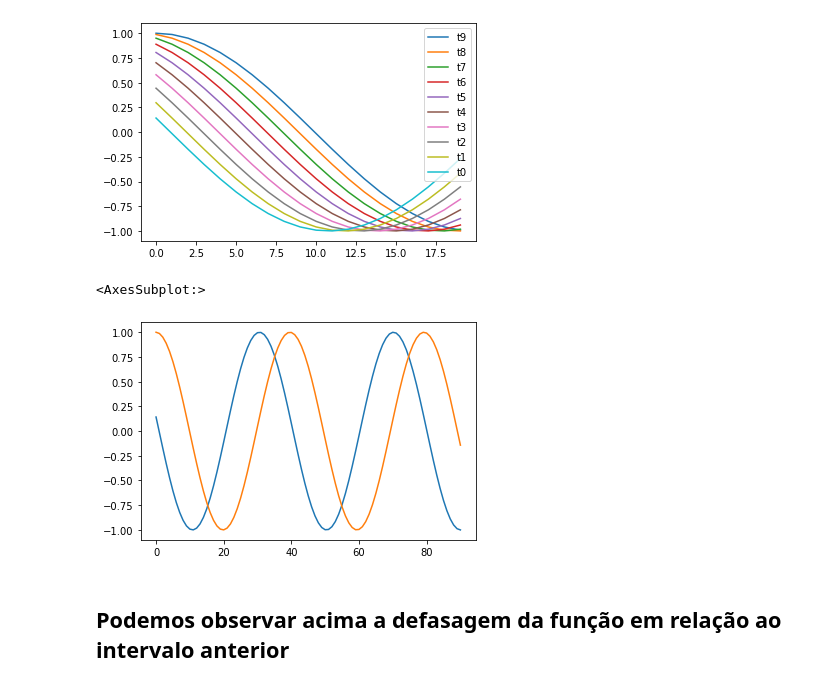
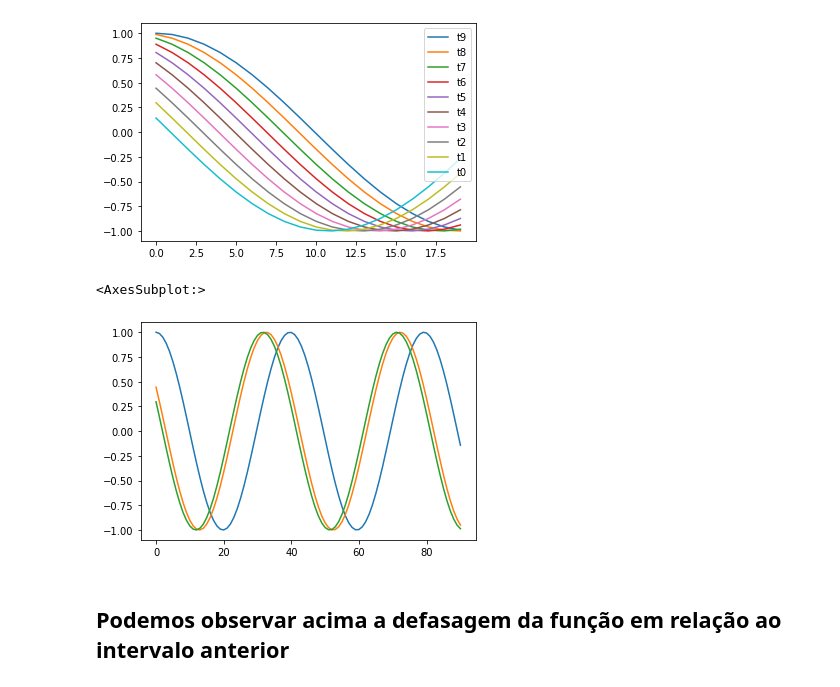
Before and after one commit to bruna-capistrano/TrabalhoPPA, a Jupyter notebook: predicao_cosseno.ipynb, the cells around one changed output. Drawn from its saved outputs; the diff is of its cells as text; code cells hidden in the pictures.

```diff
--- a/predicao_cosseno.ipynb
+++ b/predicao_cosseno.ipynb
@@ -60,12 +60,15 @@ m_cos[:20].plot()
 [figure]
 # %%
 #plot da última coluna
-m_cos['t0'].plot()
+m_cos['t9'].plot()
+m_cos['t2'].plot()
+m_cos['t1'].plot()
 
-m_cos['t9'].plot() # --> tempo anterior ao t0 (defasado)
+
+# m_cos['t9'].plot() # --> tempo anterior ao t0 (defasado)
 # %% [output]
 <AxesSubplot:>
-[figure, old version]
+[figure, new version]
 # %% [markdown]
 ## Podemos observar acima a defasagem da função em relação ao intervalo anterior
 # %% [markdown]
```
Also changed, not shown: parts of 21 cells of this notebook.
